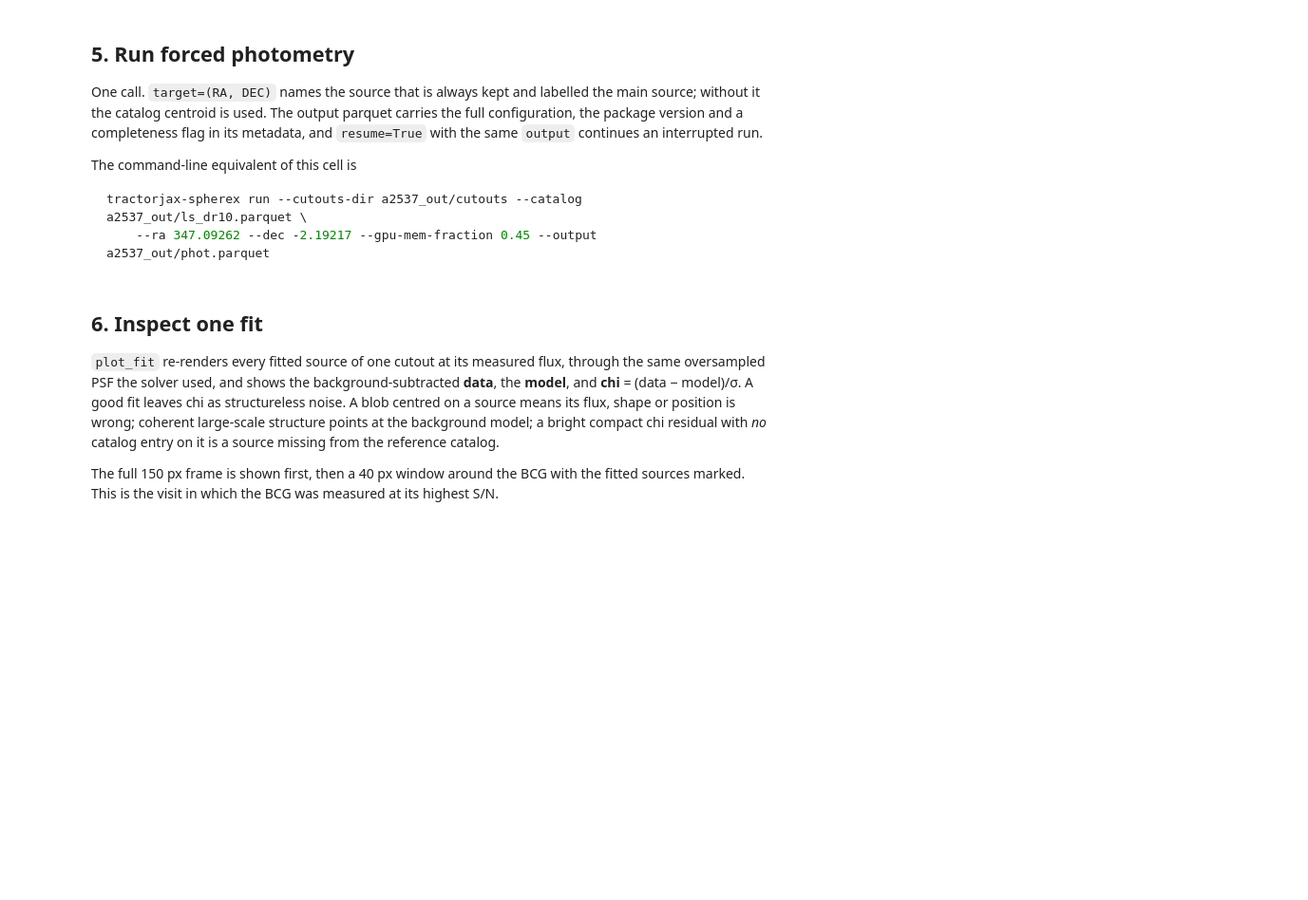
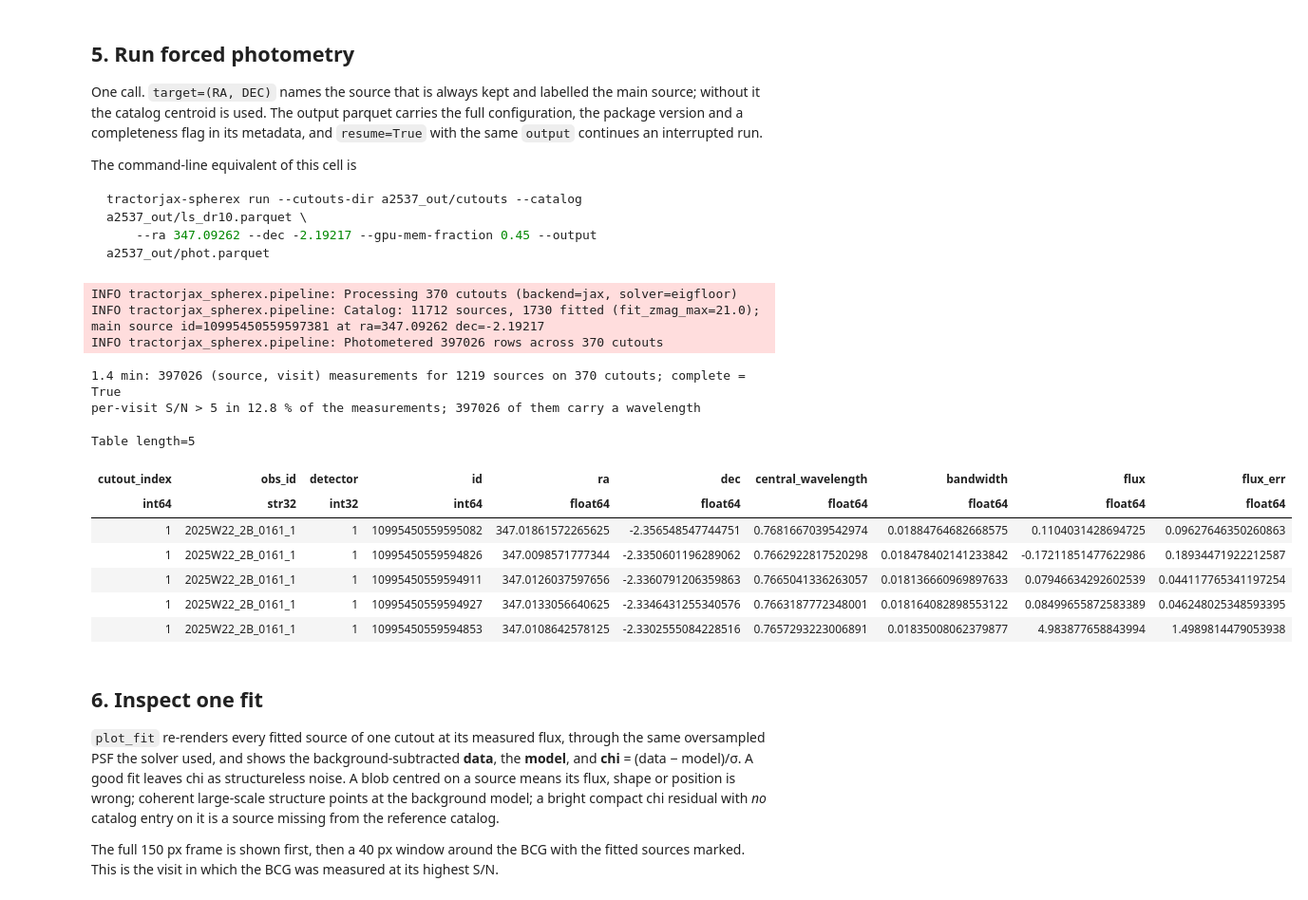
Before and after one commit to hbahk/tractorjax-spherex, a Jupyter notebook: examples/04_cluster_field_end_to_end.ipynb, the cells around one changed output. Shown at 95% size. Saved outputs shown, nothing was run; the diff lists cells and outputs as text; code cells hidden in the pictures; blank space fills up the shorter version.

````diff
--- a/examples/04_cluster_field_end_to_end.ipynb
+++ b/examples/04_cluster_field_end_to_end.ipynb
@@ -294,16 +361,32 @@ tractorjax-spherex run --cutouts-dir a2537_out/cutouts --catalog a2537_out/ls_dr
 ```
 # %%
 t0 = time.time()
-phot = run_photometry(CUTOUTS, CATALOG, cfg, target=(RA, DEC), output=PHOT)
+# progress=False only keeps the stored notebook readable; interactively, leave
+# the default progress bar on.
+phot = run_photometry(CUTOUTS, CATALOG, cfg, target=(RA, DEC), output=PHOT, progress=False)
 dt = time.time() - t0
 n_src = len(np.unique(phot["id"]))
 n_cut = len(np.unique(phot["cutout_index"]))
 print(f"\n{dt / 60:.1f} min: {len(phot)} (source, visit) measurements for {n_src} sources "
       f"on {n_cut} cutouts; complete = {phot.meta['tractorjax_spherex.complete']}")
 snr = phot["flux"] / phot["flux_err"]
 print(f"per-visit S/N > 5 in {np.mean(snr > 5) * 100:.1f} % of the measurements; "
       f"{np.sum(np.isfinite(phot['central_wavelength']))} of them carry a wavelength")
 phot[:5]
+# %% [output]
+INFO tractorjax_spherex.pipeline: Processing 370 cutouts (backend=jax, solver=eigfloor)
+INFO tractorjax_spherex.pipeline: Catalog: 11712 sources, 1730 fitted (fit_zmag_max=21.0); main source id=10995450559597381 at ra=347.09262 dec=-2.19217
+INFO tractorjax_spherex.pipeline: Photometered 397026 rows across 370 cutouts
+1.4 min: 397026 (source, visit) measurements for 1219 sources on 370 cutouts; complete = True
+per-visit S/N > 5 in 12.8 % of the measurements; 397026 of them carry a wavelength
+Table length=5
+| cutout_index | obs_id | detector | id | ra | dec | central_wavelength | bandwidth | flux | flux_err |
+| int64 | str32 | int32 | int64 | float64 | float64 | float64 | float64 | float64 | float64 |
+| 1 | 2025W22_2B_0161_1 | 1 | 10995450559595082 | 347.01861572265625 | -2.356548547744751 | 0.7681667039542974 | 0.01884764682668575 | 0.1104031428694725 | 0.09627646350260863 |
+| 1 | 2025W22_2B_0161_1 | 1 | 10995450559594826 | 347.0098571777344 | -2.3350601196289062 | 0.7662922817520298 | 0.018478402141233842 | -0.17211851477622986 | 0.18934471922212587 |
+| 1 | 2025W22_2B_0161_1 | 1 | 10995450559594911 | 347.0126037597656 | -2.3360791206359863 | 0.7665041336263057 | 0.018136660969897633 | 0.07946634292602539 | 0.044117765341197254 |
+| 1 | 2025W22_2B_0161_1 | 1 | 10995450559594927 | 347.0133056640625 | -2.3346431255340576 | 0.7663187772348001 | 0.018164082898553122 | 0.08499655872583389 | 0.046248025348593395 |
+| 1 | 2025W22_2B_0161_1 | 1 | 10995450559594853 | 347.0108642578125 | -2.3302555084228516 | 0.7657293223006891 | 0.01835008062379877 | 4.983877658843994 | 1.4989814479053938 |
 # %% [markdown]
 ## 6. Inspect one fit
 
````
Also changed, not shown: parts of 13 cells of this notebook.
